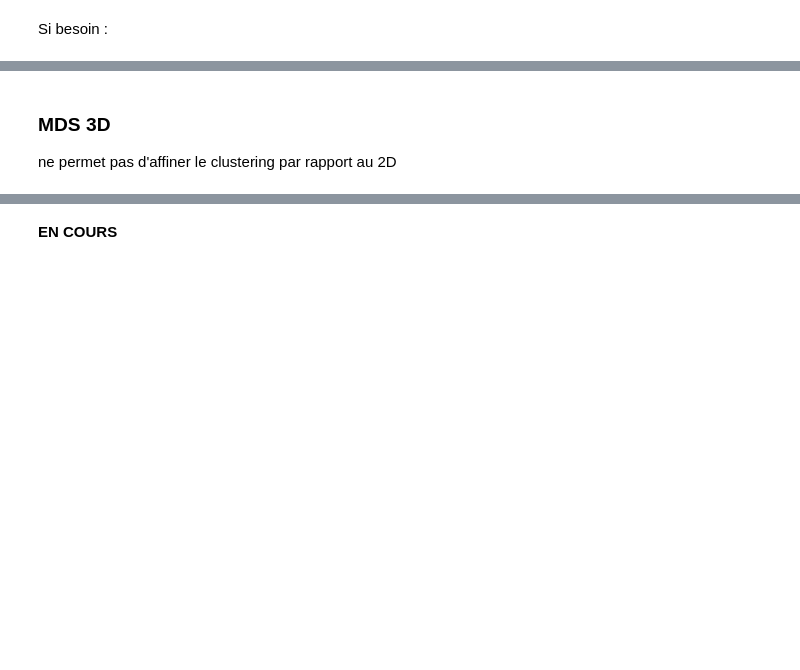
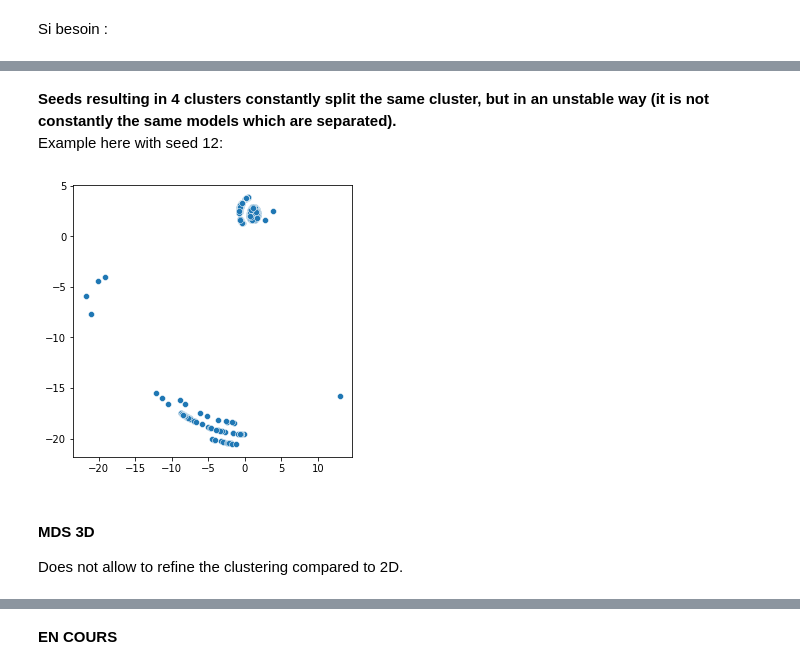
Before and after one commit to StephanieChevalier/notebooks_for_bonesis, a Jupyter notebook: applications/hematopoiesis/ensemble_analysis.ipynb, the cells around one changed output, grey strips where cells are left out. Cells and saved outputs as stored; diff of their text form; code cells hidden in the pictures; blank space fills up the shorter version.

```diff
--- a/applications/hematopoiesis/ensemble_analysis.ipynb
+++ b/applications/hematopoiesis/ensemble_analysis.ipynb
@@ -150,15 +153,20 @@ Exemple ici avec la graine 12 :
+# %% [markdown]
+**Seeds resulting in 4 clusters constantly split the same cluster, but in an unstable way (it is not constantly the same models which are separated).**
+Example here with seed 12:
 # %%
 mds_4c = manifold.MDS(
     dissimilarity="precomputed",
     random_state=12  #,n_jobs=-1 : pour calculer en utilisant tous les cœurs.
 )
 npos_4c = mds_4c.fit_transform(dissimilarity_matrix)
 
-f = plt.figure(figsize=(10, 10))
+f = plt.figure(figsize=(5, 5))
 ax = sns.scatterplot(x=npos_4c[:, 0], y=npos_4c[:, 1])
+# %% [output]
+[figure, added]
-# %% [markdown]
-### MDS 3D
-ne permet pas d'affiner le clustering par rapport au 2D
+# %% [markdown]
+#### MDS 3D
+Does not allow to refine the clustering compared to 2D.
 # %%
 mds_3D = manifold.MDS(
     n_components=3,
```
Also changed, not shown: parts of 36 cells of this notebook, 1 other file.
